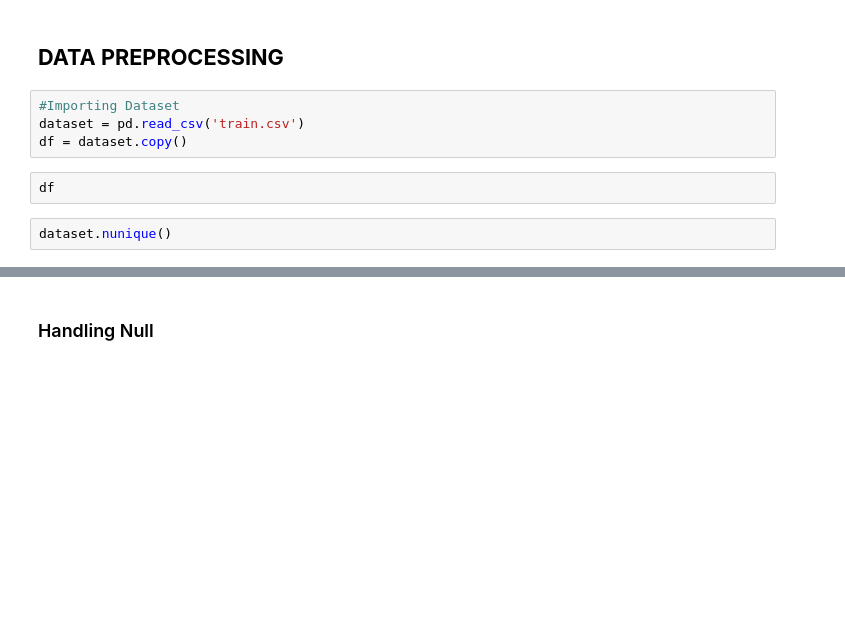
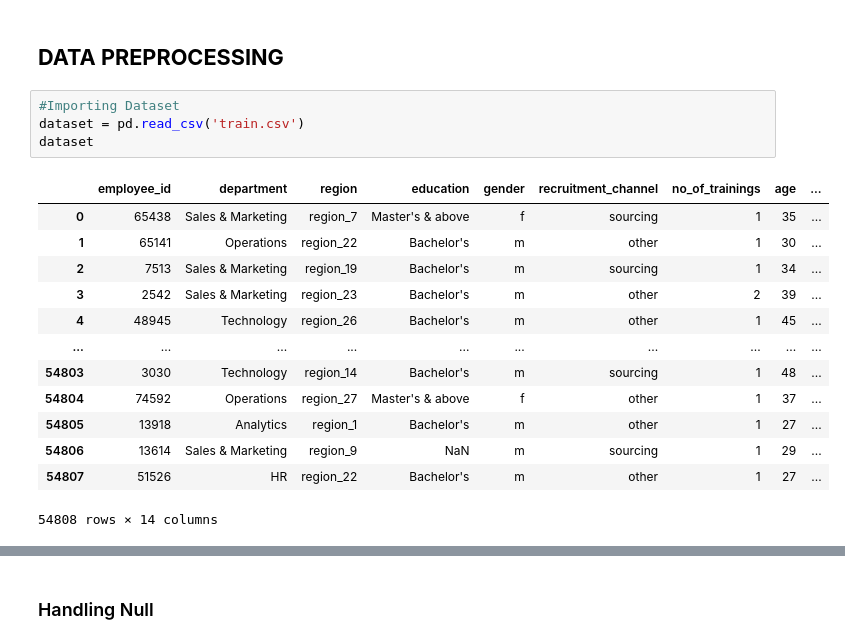
Before and after one commit to AyushBajpayee/HR-ANALYTICS, a Jupyter notebook: HR_ANALYTICS.ipynb, the cells around one changed output, grey strips where cells are left out. Cells and saved outputs as stored; diff of their text form; blank space fills up the shorter version.

```diff
--- a/HR_ANALYTICS.ipynb
+++ b/HR_ANALYTICS.ipynb
@@ -13,8 +24,18 @@ warnings.filterwarnings("ignore")
 # %%
 #Importing Dataset
 dataset = pd.read_csv('train.csv')
-df = dataset.copy()
+dataset
+# %% [output]
+|  | employee_id | department | region | education | gender | recruitment_channel | no_of_trainings | age | ... |
+| 0 | 65438 | Sales & Marketing | region_7 | Master's & above | f | sourcing | 1 | 35 | ... |
+| 1 | 65141 | Operations | region_22 | Bachelor's | m | other | 1 | 30 | ... |
+| 2 | 7513 | Sales & Marketing | region_19 | Bachelor's | m | sourcing | 1 | 34 | ... |
+| 3 | 2542 | Sales & Marketing | region_23 | Bachelor's | m | other | 2 | 39 | ... |
+| 4 | 48945 | Technology | region_26 | Bachelor's | m | other | 1 | 45 | ... |
+| ... | ... | ... | ... | ... | ... | ... | ... | ... | ... |
+| 54803 | 3030 | Technology | region_14 | Bachelor's | m | sourcing | 1 | 48 | ... |
+| 54804 | 74592 | Operations | region_27 | Master's & above | f | other | 1 | 37 | ... |
+| 54805 | 13918 | Analytics | region_1 | Bachelor's | m | other | 1 | 27 | ... |
+| 54806 | 13614 | Sales & Marketing | region_9 | NaN | m | sourcing | 1 | 29 | ... |
+| 54807 | 51526 | HR | region_22 | Bachelor's | m | other | 1 | 27 | ... |
+54808 rows × 14 columns
-# %%
-df
-# %%
-dataset.nunique()
```
Also changed, not shown: parts of 114 cells of this notebook.
